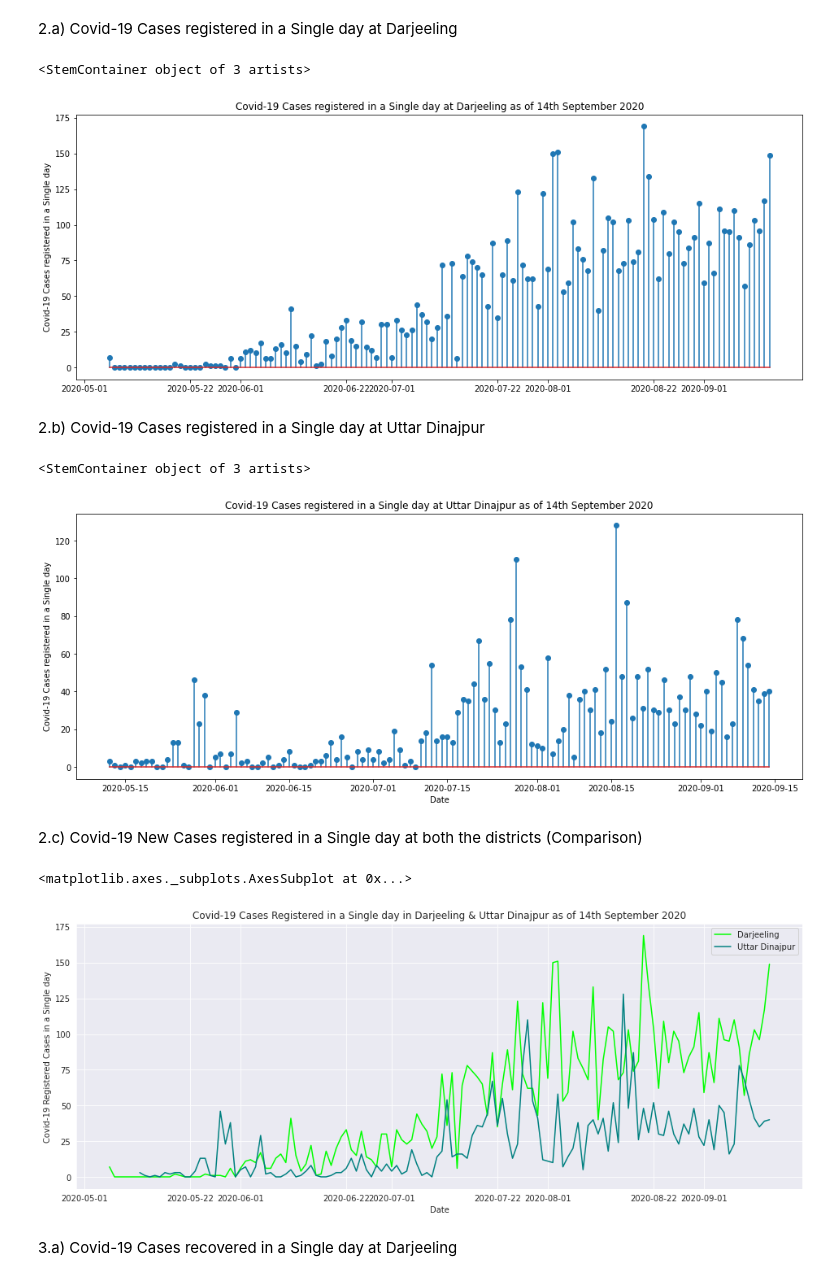
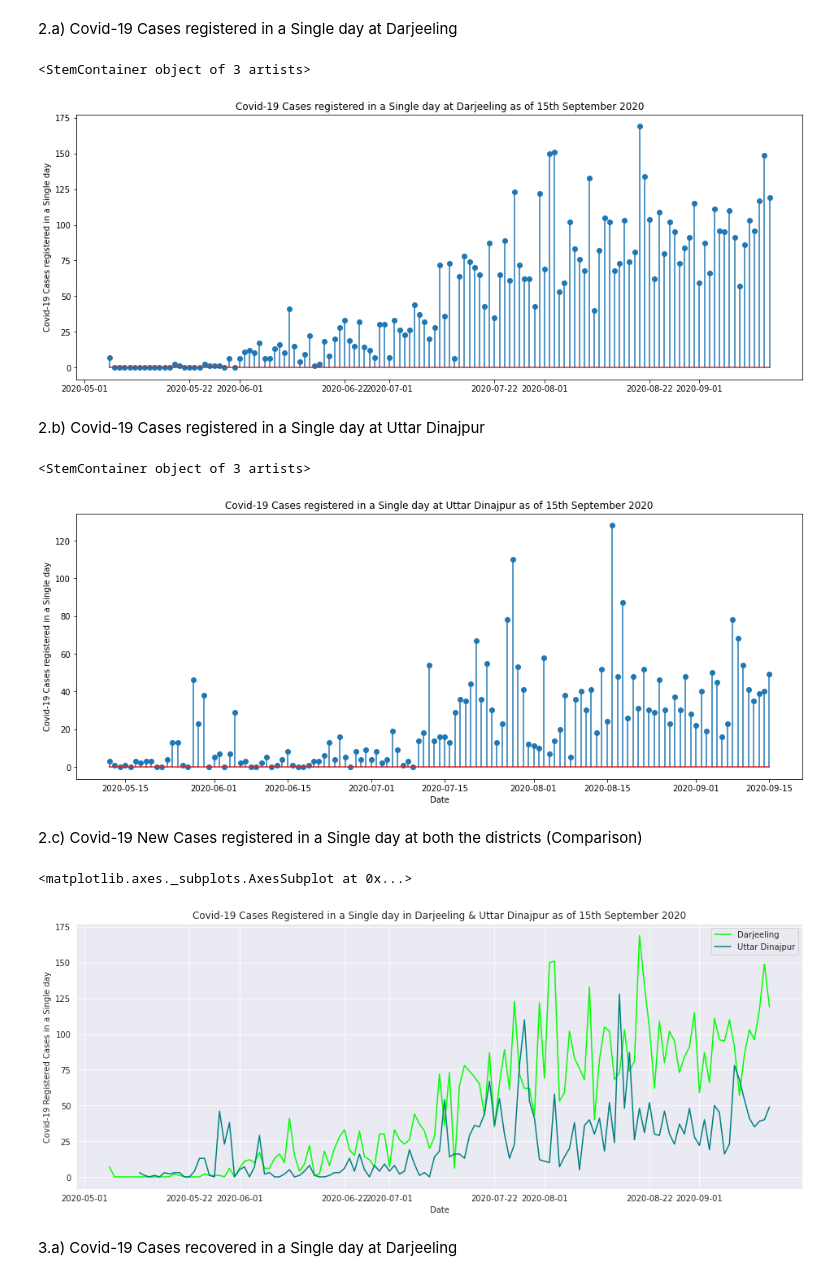
Before and after one commit to biswas-neelesh96/Covid-19-cases-in-two-districts-of-West-Bengal, a Jupyter notebook: Covid_19_Cases_of_Darjeeling_&_Uttar_Dinajpur.ipynb, the cells around one changed output. Cells and saved outputs as stored; diff of their text form; code cells hidden in the pictures.

```diff
--- a/Covid_19_Cases_of_Darjeeling_&_Uttar_Dinajpur.ipynb
+++ b/Covid_19_Cases_of_Darjeeling_&_Uttar_Dinajpur.ipynb
@@ -63,36 +65,36 @@ data_ud.tail()
 2.a) Covid-19 Cases registered in a Single day at Darjeeling
 # %%
 plt.figure(figsize=(16,6))
-plt.title("Covid-19 Cases registered in a Single day at Darjeeling as of 14th September 2020")
+plt.title("Covid-19 Cases registered in a Single day at Darjeeling as of 15th September 2020")
 plt.ylabel('Covid-19 Cases registered in a Single day')
 plt.stem(data_darj.index, data_darj['No of registered cases'])
 # %% [output]
 <StemContainer object of 3 artists>
-[figure, old version]
+[figure, new version]
 # %% [markdown]
 2.b) Covid-19 Cases registered in a Single day at Uttar Dinajpur
 # %%
 plt.figure(figsize=(16,6))
-plt.title("Covid-19 Cases registered in a Single day at Uttar Dinajpur as of 14th September 2020")
+plt.title("Covid-19 Cases registered in a Single day at Uttar Dinajpur as of 15th September 2020")
 plt.xlabel("Date")
 plt.ylabel('Covid-19 Cases registered in a Single day')
 plt.stem(data_ud.index, data_ud['No of registered cases'])
 # %% [output]
 <StemContainer object of 3 artists>
-[figure, old version]
+[figure, new version]
 # %% [markdown]
 2.c) Covid-19 New Cases registered in a Single day at both the districts (Comparison)
 # %%
 sns.set_style('darkgrid')
 plt.figure(figsize=(16,6))
-plt.title('Covid-19 Cases Registered in a Single day in Darjeeling & Uttar Dinajpur as of 14th September 2020')
+plt.title('Covid-19 Cases Registered in a Single day in Darjeeling & Uttar Dinajpur as of 15th September 2020')
 plt.xlabel("Date")
 plt.ylabel('Covid-19 Registered Cases in a Single day')
 sns.lineplot(data=data_darj['No of registered cases'], label='Darjeeling', color='lime')
 sns.lineplot(data=data_ud['No of registered cases'], label='Uttar Dinajpur', color='teal')
 # %% [output]
 <matplotlib.axes._subplots.AxesSubplot at 0x...>
-[figure, old version]
+[figure, new version]
 # %% [markdown]
 3.a) Covid-19 Cases recovered in a Single day at Darjeeling
 # %%
```
Also changed, not shown: parts of 25 cells of this notebook.
